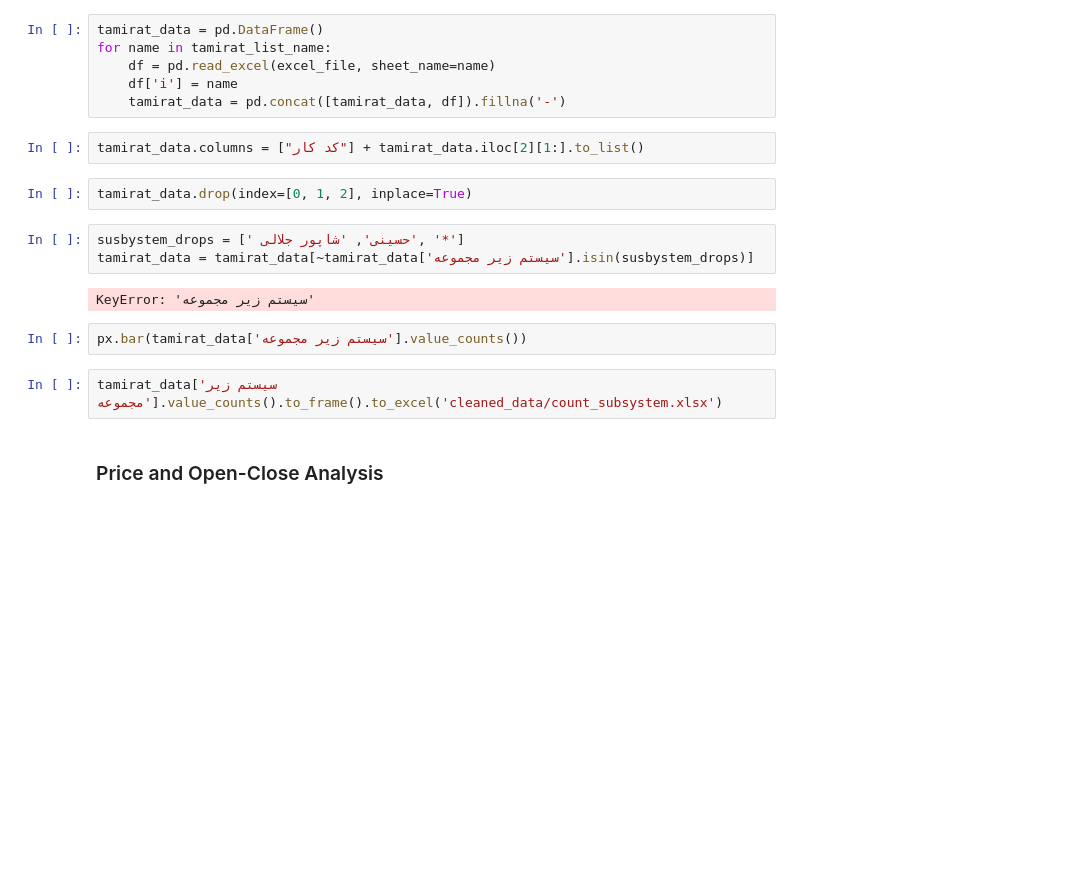
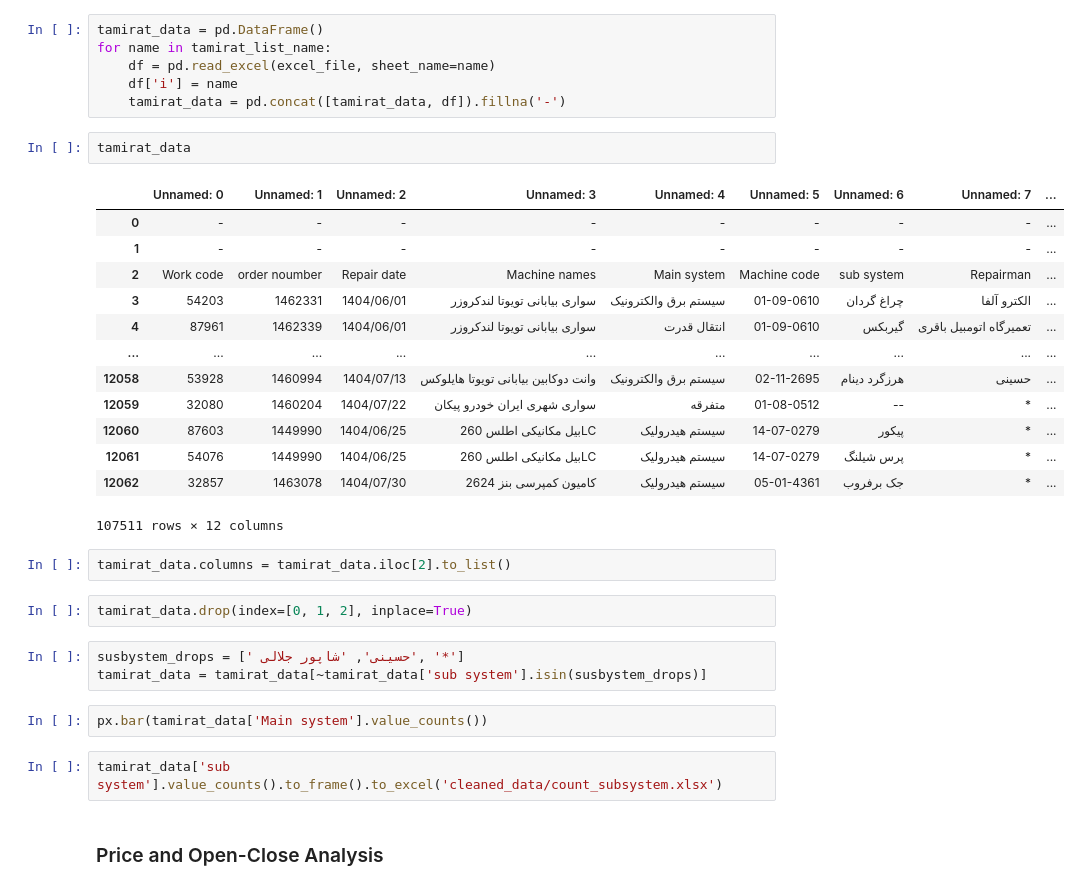
Before and after one commit to hamidhat45-boop/rahdari, a Jupyter notebook: notebook.ipynb, the cells around one changed output. Cells and saved outputs as stored; diff of their text form; blank space fills up the shorter version.

Commit message:
add subsystem excel

```diff
--- a/notebook.ipynb
+++ b/notebook.ipynb
@@ -36,19 +36,33 @@ for name in tamirat_list_name:
     df = pd.read_excel(excel_file, sheet_name=name)
     df['i'] = name
     tamirat_data = pd.concat([tamirat_data, df]).fillna('-')
+# %%
+tamirat_data
+# %% [output]
+|  | Unnamed: 0 | Unnamed: 1 | Unnamed: 2 | Unnamed: 3 | Unnamed: 4 | Unnamed: 5 | Unnamed: 6 | Unnamed: 7 | ... |
+| 0 | - | - | - | - | - | - | - | - | ... |
+| 1 | - | - | - | - | - | - | - | - | ... |
+| 2 | Work code | order noumber | Repair date | Machine names | Main system | Machine code | sub system | Repairman | ... |
+| 3 | 54203 | 1462331 | 1404/06/01 | سواری بیابانی تویوتا لندکروزر | سیستم برق والکترونیک | 01-09-0610 | چراغ گردان | الکترو آلفا | ... |
+| 4 | 87961 | 1462339 | 1404/06/01 | سواری بیابانی تویوتا لندکروزر | انتقال قدرت | 01-09-0610 | گیربکس | تعمیرگاه اتومبیل باقری | ... |
+| ... | ... | ... | ... | ... | ... | ... | ... | ... | ... |
+| 12058 | 53928 | 1460994 | 1404/07/13 | وانت دوکابین بیابانی تویوتا هایلوکس | سیستم برق والکترونیک | 02-11-2695 | هرزگرد دینام | حسینی | ... |
+| 12059 | 32080 | 1460204 | 1404/07/22 | سواری شهری ایران خودرو پیکان | متفرقه | 01-08-0512 | -- | * | ... |
+| 12060 | 87603 | 1449990 | 1404/06/25 | بیل مکانیکی اطلس 260LC | سیستم هیدرولیک | 14-07-0279 | پیکور | * | ... |
+| 12061 | 54076 | 1449990 | 1404/06/25 | بیل مکانیکی اطلس 260LC | سیستم هیدرولیک | 14-07-0279 | پرس شیلنگ | * | ... |
+| 12062 | 32857 | 1463078 | 1404/07/30 | کامیون کمپرسی بنز 2624 | سیستم هیدرولیک | 05-01-4361 | جک برفروب | * | ... |
+107511 rows × 12 columns
 # %%
-tamirat_data.columns = ["کد کار"] + tamirat_data.iloc[2][1:].to_list()
+tamirat_data.columns = tamirat_data.iloc[2].to_list()
 # %%
 tamirat_data.drop(index=[0, 1, 2], inplace=True)
 # %%
 susbystem_drops = [' حسینی', 'شاپور جلالی', '*']
-tamirat_data = tamirat_data[~tamirat_data['سیستم زیر مجموعه'].isin(susbystem_drops)]
+tamirat_data = tamirat_data[~tamirat_data['sub system'].isin(susbystem_drops)]
-# %% [output]
-KeyError: 'سیستم زیر مجموعه'
 # %%
-px.bar(tamirat_data['سیستم زیر مجموعه'].value_counts())
+px.bar(tamirat_data['Main system'].value_counts())
 # %%
-tamirat_data['سیستم زیر مجموعه'].value_counts().to_frame().to_excel('cleaned_data/count_subsystem.xlsx')
+tamirat_data['sub system'].value_counts().to_frame().to_excel('cleaned_data/count_subsystem.xlsx')
 # %% [markdown]
 ### Price and Open-Close Analysis
 # %%
```
Also changed, not shown: 1 other file.
